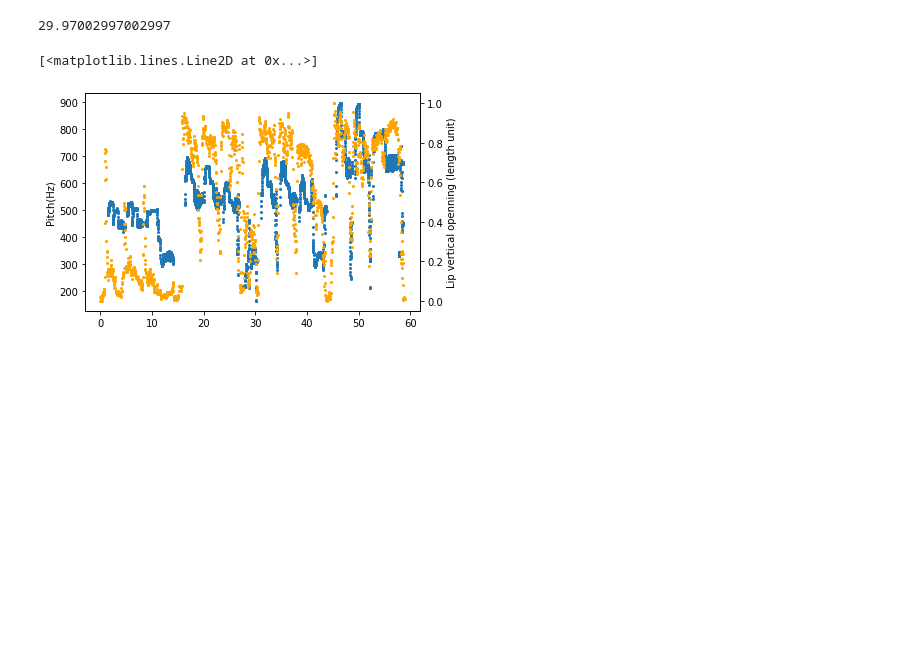
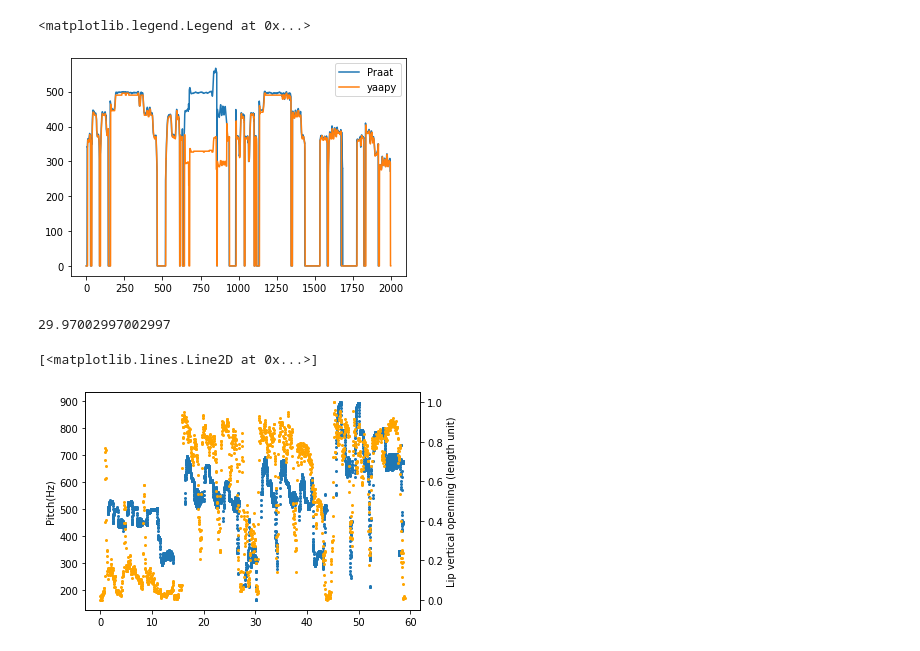
Before and after one commit to EvanSamaa/jali_sing, a Jupyter notebook: Singing Analysis.ipynb, the cells around one changed output. Saved outputs shown, nothing was run; the diff lists cells and outputs as text; code cells hidden in the pictures; blank space fills up the shorter version.

```diff
--- a/Singing Analysis.ipynb
+++ b/Singing Analysis.ipynb
@@ -15,8 +156,14 @@ from IPython.display import Audio
 # %%
-snd = parselmouth.Sound("/Volumes/EVAN_DISK/ten_videos/Child_in_time/Child_in_time_2/audio.mp3")
+snd = parselmouth.Sound("E:/MASC/Structured_data/rolling_in_the_deep_adele/audio.wav")
 time_step = 0.01 # pitch estimated at 100 Hz, not bad
 pitch_ceiling = 1000
 pitch = snd.to_pitch(time_step = time_step, pitch_ceiling = pitch_ceiling)
+plt.plot(pitch.selected_array["frequency"],label="Praat")
+plt.plot(pitch_yaapt.samp_values, label="yaapy")
+plt.legend()
+# %% [output]
+<matplotlib.legend.Legend at 0x...>
+[figure, added]
 # %%
 def draw_intensity(intensity):
     plt.plot(intensity.xs(), intensity.values.T, linewidth=3, color='w')
```
Also changed, not shown: parts of 36 cells of this notebook, 38 other files.
